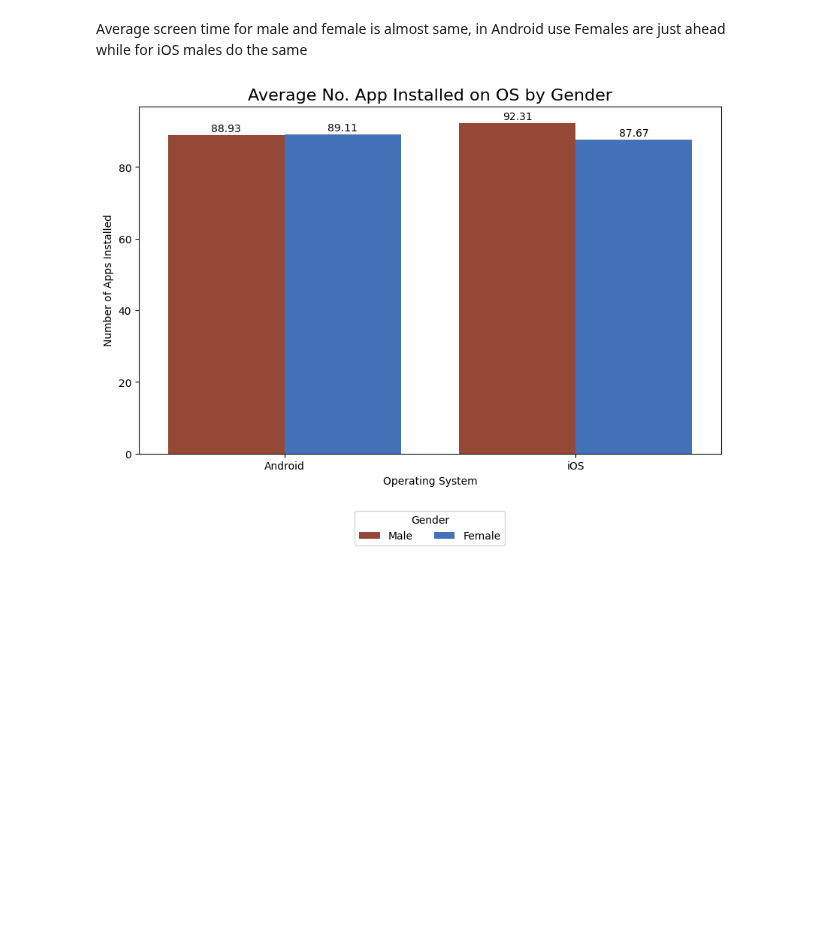
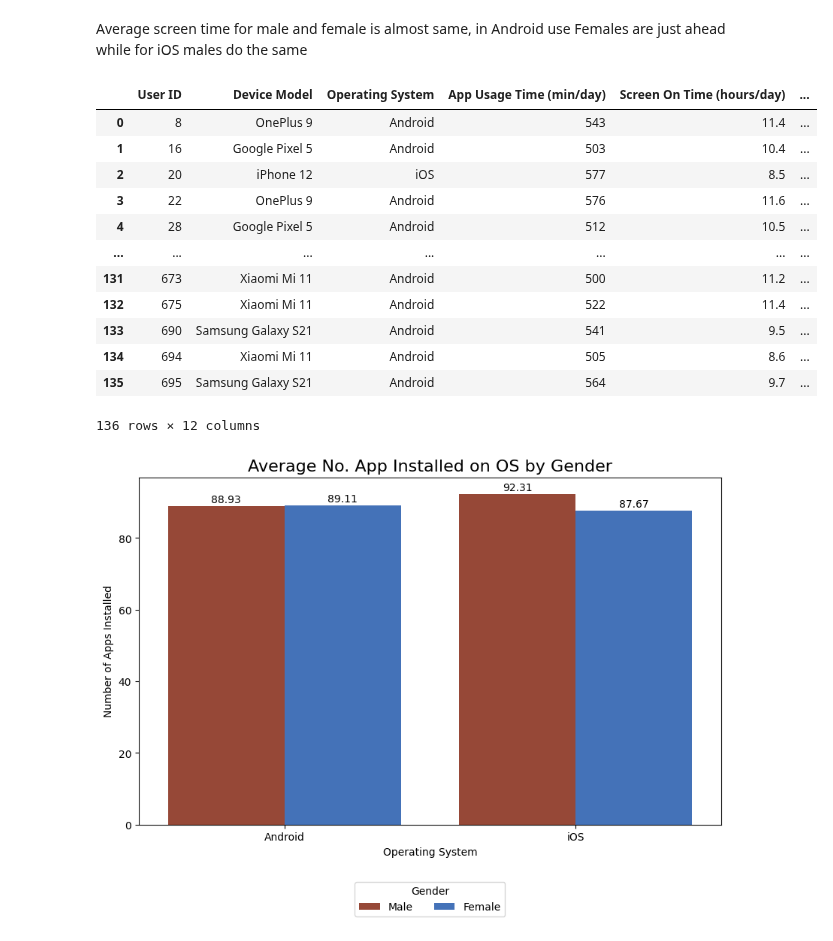
Before and after one commit to sha2992/Mobile-Device-Usage-User-Behavior, a Jupyter notebook: Mobile Device Usage User Behavior.ipynb, the cells around one changed output. Drawn from its saved outputs; the diff is of its cells as text; code cells hidden in the pictures; blank space fills up the shorter version.

```diff
--- a/Mobile Device Usage User Behavior.ipynb
+++ b/Mobile Device Usage User Behavior.ipynb
@@ -554,3 +552,19 @@ Average screen time for male and female is almost same, in Android use Females a
+# %%
+Extreme_Use_df
+# %% [output]
+|  | User ID | Device Model | Operating System | App Usage Time (min/day) | Screen On Time (hours/day) | ... |
+| 0 | 8 | OnePlus 9 | Android | 543 | 11.4 | ... |
+| 1 | 16 | Google Pixel 5 | Android | 503 | 10.4 | ... |
+| 2 | 20 | iPhone 12 | iOS | 577 | 8.5 | ... |
+| 3 | 22 | OnePlus 9 | Android | 576 | 11.6 | ... |
+| 4 | 28 | Google Pixel 5 | Android | 512 | 10.5 | ... |
+| ... | ... | ... | ... | ... | ... | ... |
+| 131 | 673 | Xiaomi Mi 11 | Android | 500 | 11.2 | ... |
+| 132 | 675 | Xiaomi Mi 11 | Android | 522 | 11.4 | ... |
+| 133 | 690 | Samsung Galaxy S21 | Android | 541 | 9.5 | ... |
+| 134 | 694 | Xiaomi Mi 11 | Android | 505 | 8.6 | ... |
+| 135 | 695 | Samsung Galaxy S21 | Android | 564 | 9.7 | ... |
+136 rows × 12 columns
 # %%
 plt.figure(figsize=(10, 6))
 
```
Also changed, not shown: parts of 4 cells of this notebook.
